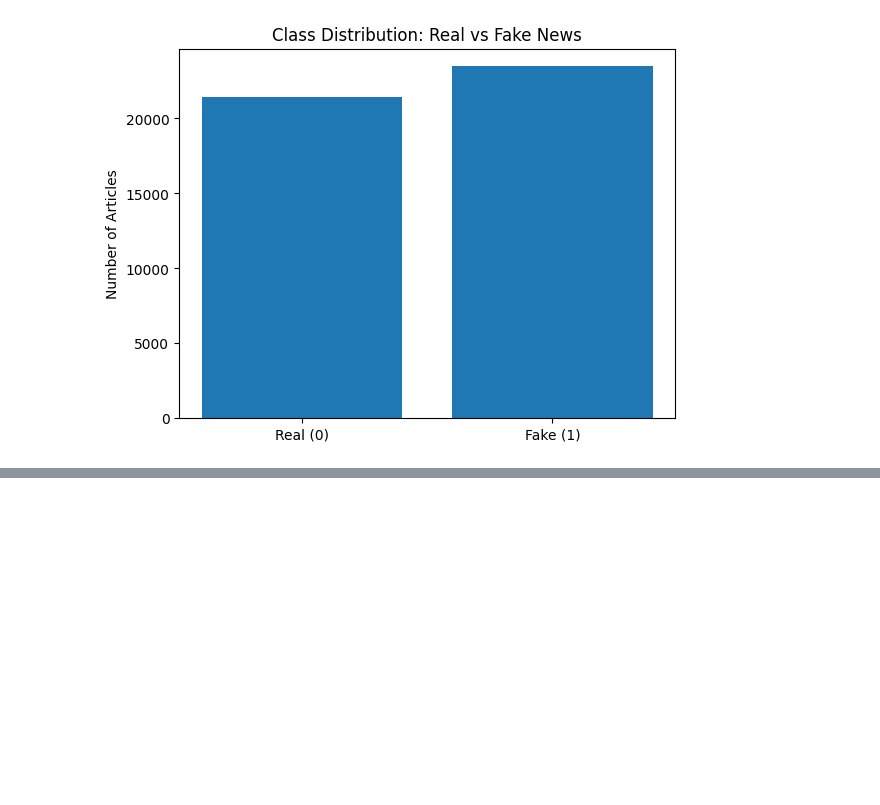
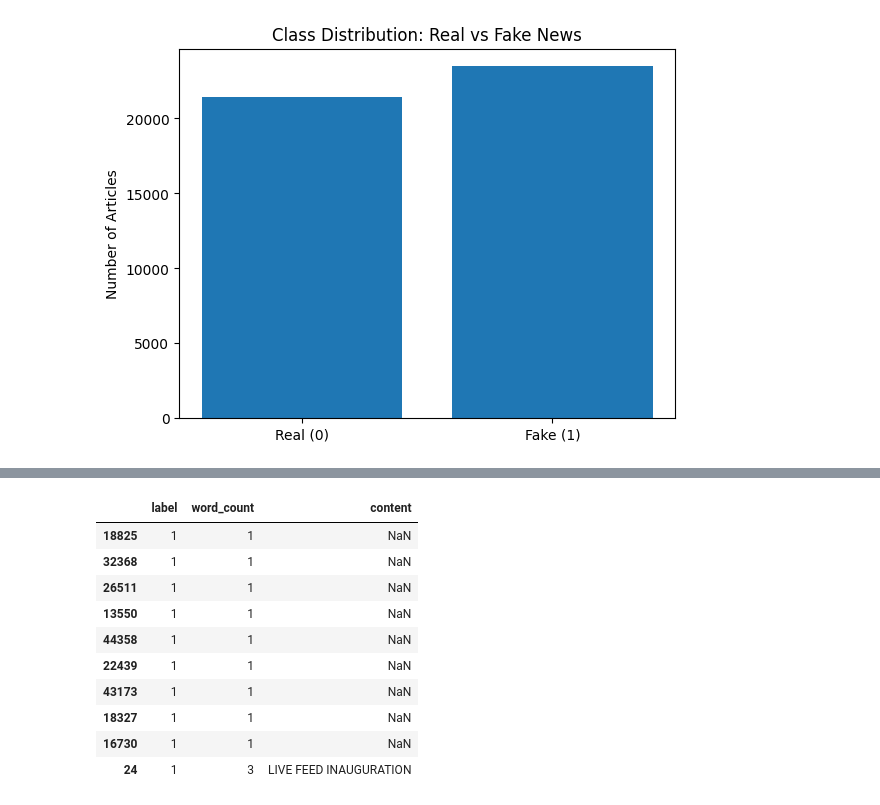
Before and after one commit to Dewnan/NLP_Group_15, a Jupyter notebook: notebooks/dewnan/pipeline.ipynb, the cells around one changed output, grey strips where cells are left out. Cells and saved outputs as stored; diff of their text form; code cells hidden in the pictures; blank space fills up the shorter version.

```diff
--- a/notebooks/dewnan/pipeline.ipynb
+++ b/notebooks/dewnan/pipeline.ipynb
@@ -101,0 +140,14 @@ Fake data count: 23481, Percentage: 52.3%
+# %%
+cleaned_df.sort_values('word_count').head(10)[['label', 'word_count', 'content']]
+# %% [output]
+|  | label | word_count | content |
+| 18825 | 1 | 1 | NaN |
+| 32368 | 1 | 1 | NaN |
+| 26511 | 1 | 1 | NaN |
+| 13550 | 1 | 1 | NaN |
+| 44358 | 1 | 1 | NaN |
+| 22439 | 1 | 1 | NaN |
+| 43173 | 1 | 1 | NaN |
+| 18327 | 1 | 1 | NaN |
+| 16730 | 1 | 1 | NaN |
+| 24 | 1 | 3 | LIVE FEED INAUGURATION |
```
Also changed, not shown: parts of 4 cells of this notebook.
